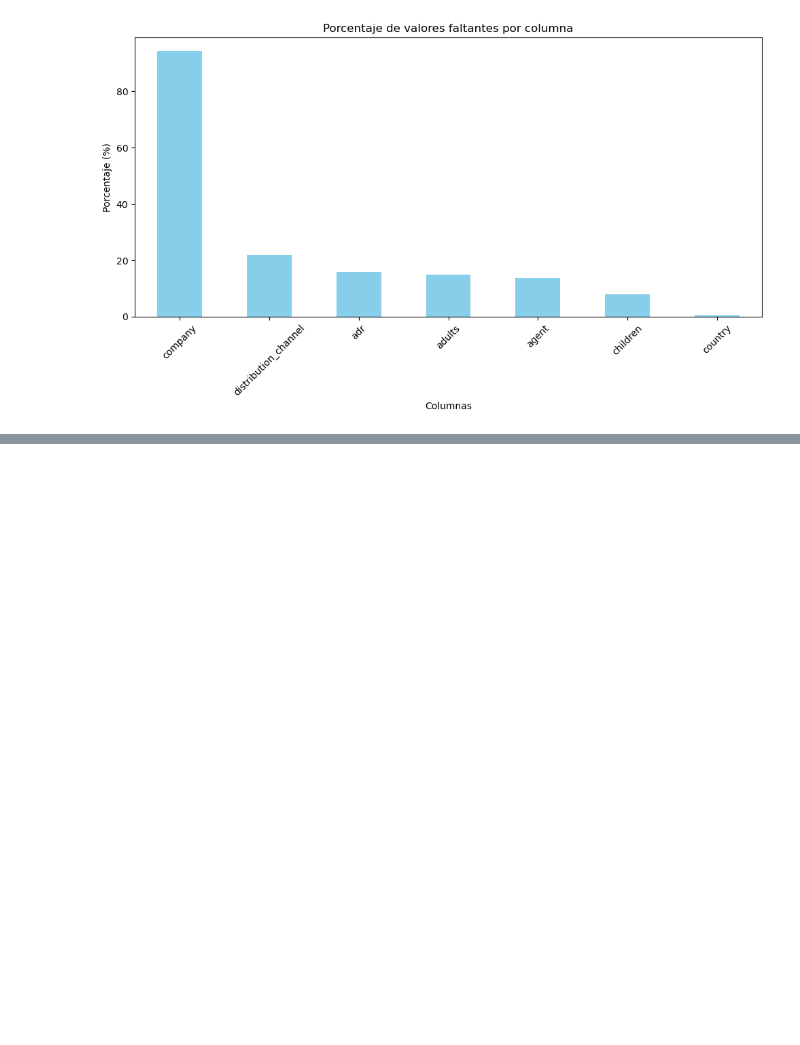
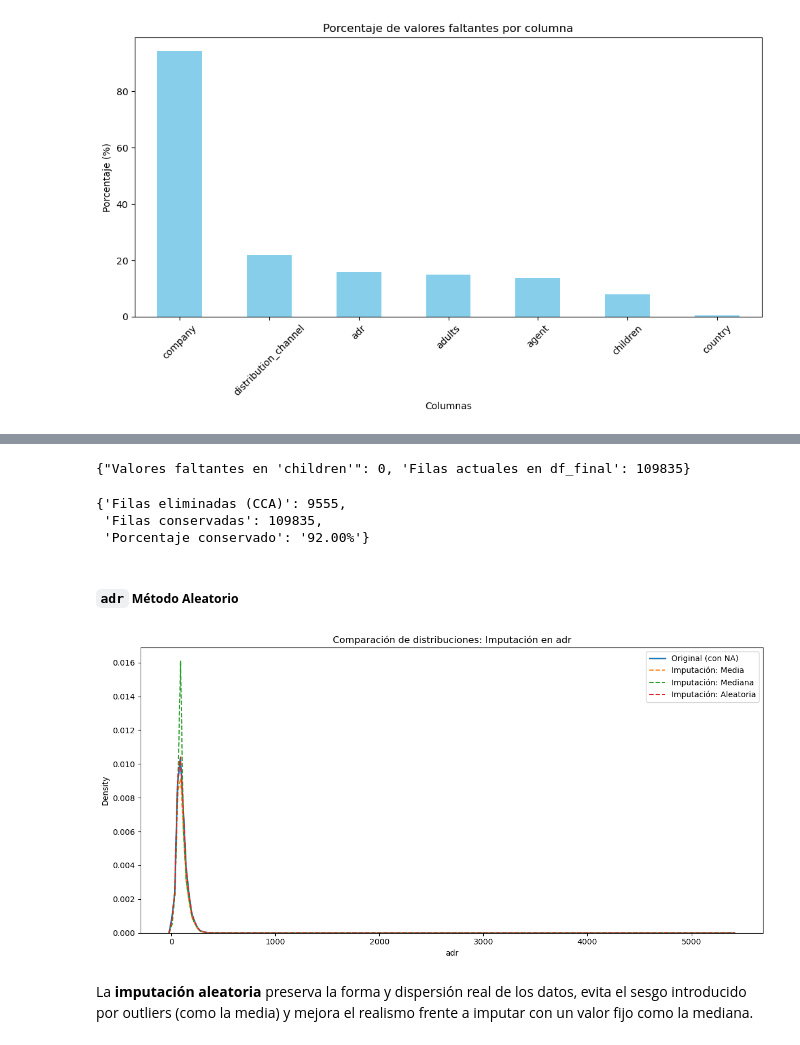
Before and after one commit to midwayjona/Econometria-2, a Jupyter notebook: labs/lab_1/lab_1.ipynb, the cells around one changed output, grey strips where cells are left out. Drawn from its saved outputs; the diff is of its cells as text; code cells hidden in the pictures; blank space fills up the shorter version.

```diff
--- a/labs/lab_1/lab_1.ipynb
+++ b/labs/lab_1/lab_1.ipynb
@@ -91,0 +161,67 @@ dtype: float64
+# %%
+# Crear una copia base para df_final aplicando primero CCA a 'children'
+df_final = df.dropna(subset=['children']).copy()
+
+# Confirmar que ya no hay valores faltantes en 'children'
+missing_children = df_final['children'].isnull().sum()
+remaining_rows = len(df_final)
+
+{
+    "Valores faltantes en 'children'": missing_children,
+    "Filas actuales en df_final": remaining_rows
+}
+# %% [output]
+{"Valores faltantes en 'children'": 0, 'Filas actuales en df_final': 109835}
+# %%
+
+# Cálculo de impacto del CCA aplicado a 'children'
+original_total = len(df)
+final_total = len(df_final)
+rows_dropped = original_total - final_total
+percentage_kept = 100 * final_total / original_total
+
+{
+    "Filas eliminadas (CCA)": rows_dropped,
+    "Filas conservadas": final_total,
+    "Porcentaje conservado": f"{percentage_kept:.2f}%"
+}
+# %% [output]
+{'Filas eliminadas (CCA)': 9555,
+ 'Filas conservadas': 109835,
+ 'Porcentaje conservado': '92.00%'}
+# %% [markdown]
+##### `adr` **Método Aleatorio**
+# %%
+# Copias para imputaciones
+df_adr_mean = df.copy()
+df_adr_median = df.copy()
+df_adr_random = df.copy()
+
+# Imputación por media
+adr_mean_value = df['adr'].mean()
+df_adr_mean['adr'] = df_adr_mean['adr'].fillna(adr_mean_value)
+
+# Imputación por mediana
+adr_median_value = df['adr'].median()
+df_adr_median['adr'] = df_adr_median['adr'].fillna(adr_median_value)
+
+# Imputación aleatoria según distribución observada (usando distribución real)
+adr_non_na = df['adr'].dropna()
+adr_random_values = np.random.choice(adr_non_na, size=df['adr'].isna().sum(), replace=True)
+df_adr_random.loc[df_adr_random['adr'].isna(), 'adr'] = adr_random_values
+
+# Graficar distribuciones para comparación
+plt.figure(figsize=(12, 6))
+sns.kdeplot(df['adr'], label='Original (con NA)', linewidth=2)
+sns.kdeplot(df_adr_mean['adr'], label='Imputación: Media', linestyle='--')
+sns.kdeplot(df_adr_median['adr'], label='Imputación: Mediana', linestyle='--')
+sns.kdeplot(df_adr_random['adr'], label='Imputación: Aleatoria', linestyle='--')
+plt.title('Comparación de distribuciones: Imputación en adr')
+plt.xlabel('adr')
+plt.legend()
+plt.tight_layout()
+plt.show()
+# %% [output]
+[figure, added]
+# %% [markdown]
+La **imputación aleatoria** preserva la forma y dispersión real de los datos, evita el sesgo introducido por outliers (como la media) y mejora el realismo frente a imputar con un valor fijo como la mediana.
```
Also changed, not shown: parts of 31 cells of this notebook, 1 other file.
